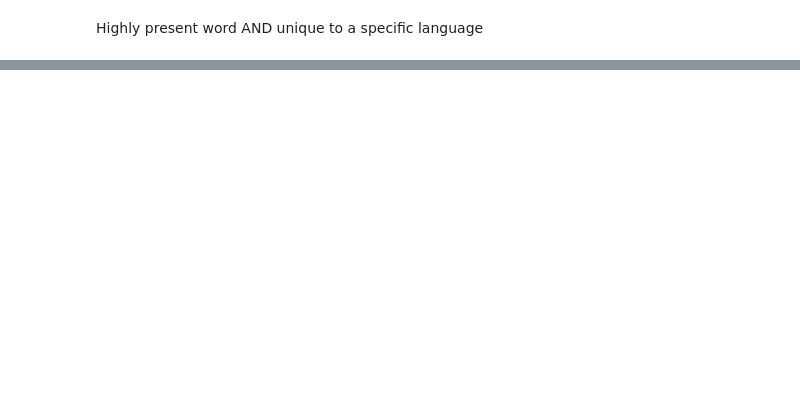
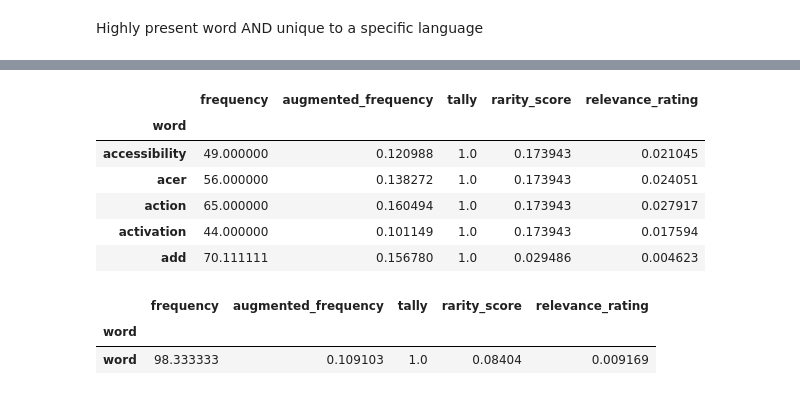
Before and after one commit to pellegrino-nlp/nlp_project, a Jupyter notebook: feature_engineering_test.ipynb, the cells around one changed output, grey strips where cells are left out. Cells and saved outputs as stored; diff of their text form; code cells hidden in the pictures; blank space fills up the shorter version.

```diff
--- a/feature_engineering_test.ipynb
+++ b/feature_engineering_test.ipynb
@@ -475,0 +515,16 @@ len(relevance_matrix)
+# %%
+relevance_matrix.head()
+# %% [output]
+|  | frequency | augmented_frequency | tally | rarity_score | relevance_rating |
+| word |  |  |  |  |  |
+| accessibility | 49.000000 | 0.120988 | 1.0 | 0.173943 | 0.021045 |
+| acer | 56.000000 | 0.138272 | 1.0 | 0.173943 | 0.024051 |
+| action | 65.000000 | 0.160494 | 1.0 | 0.173943 | 0.027917 |
+| activation | 44.000000 | 0.101149 | 1.0 | 0.173943 | 0.017594 |
+| add | 70.111111 | 0.156780 | 1.0 | 0.029486 | 0.004623 |
+# %%
+relevance_matrix[relevance_matrix.index=="word"]
+# %% [output]
+|  | frequency | augmented_frequency | tally | rarity_score | relevance_rating |
+| word |  |  |  |  |  |
+| word | 98.333333 | 0.109103 | 1.0 | 0.08404 | 0.009169 |
```
Also changed, not shown: parts of 21 cells of this notebook.
